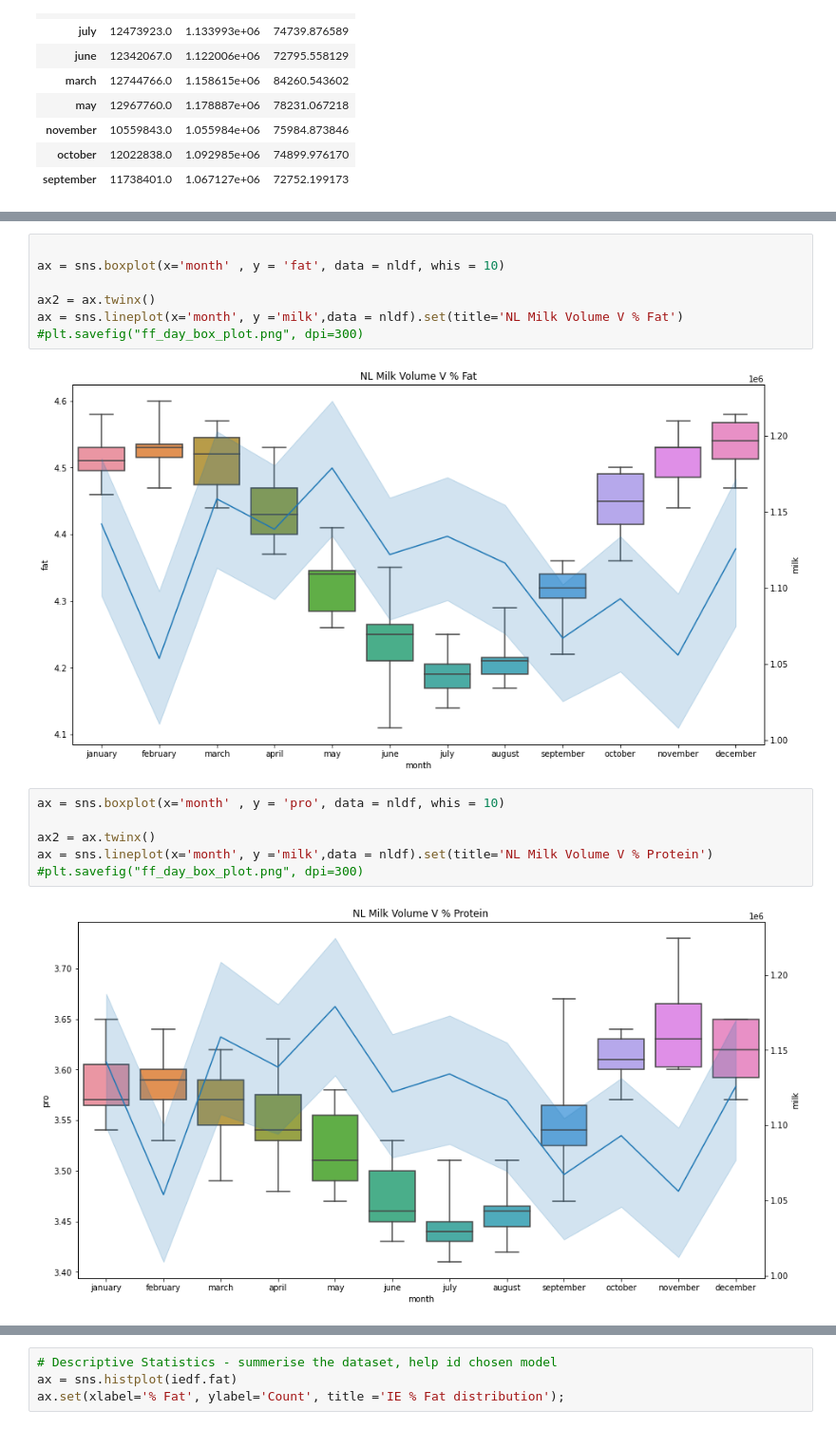
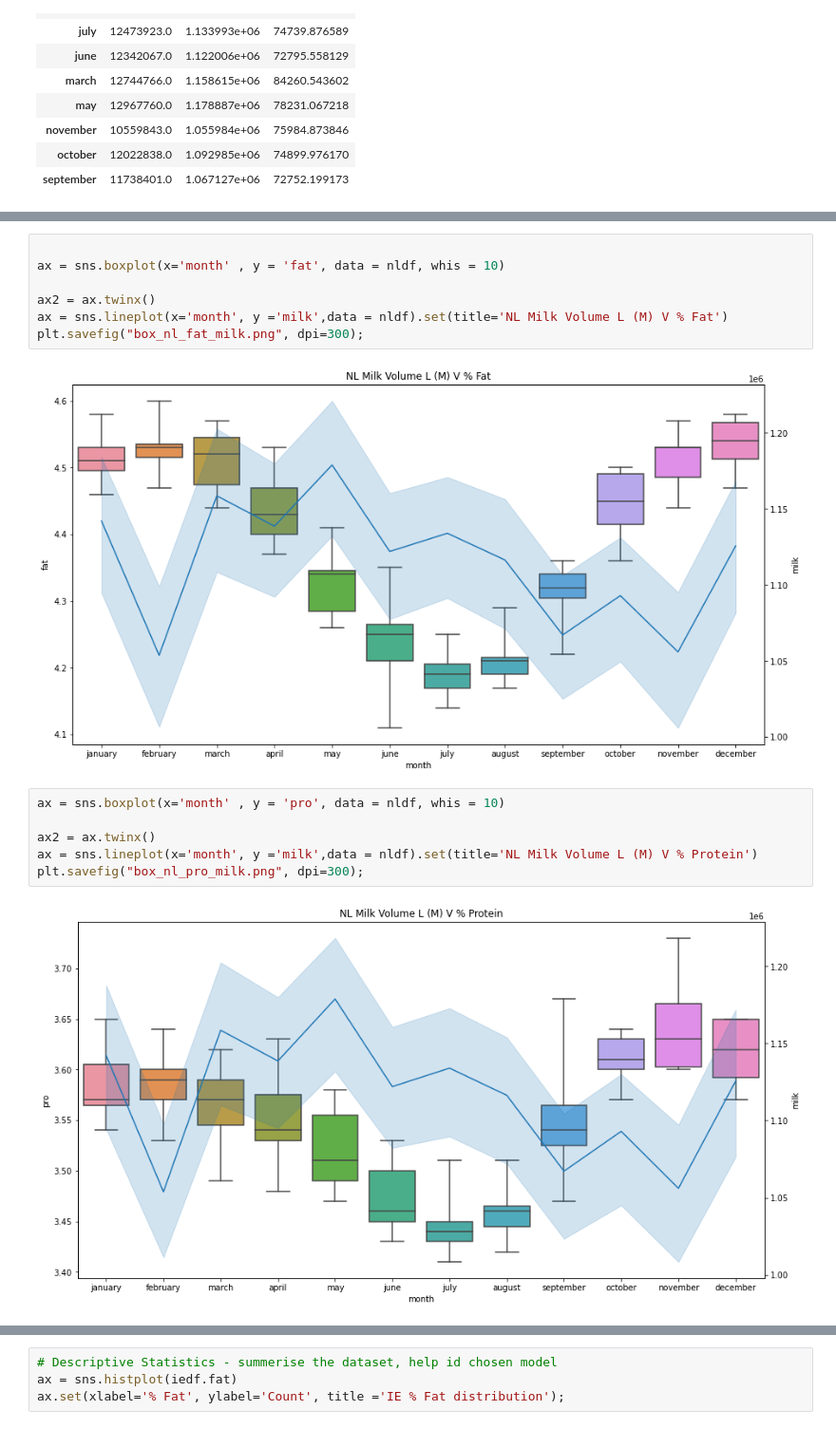
Before and after one commit to sba22169/MSC_DA_CA2, a Jupyter notebook: sba22169_ST_MSC_CA2.ipynb, the cells around one changed output, grey strips where cells are left out. Shown at 95% size. Cells and saved outputs as stored; diff of their text form.

Commit message:
Added plots
plots

```diff
--- a/sba22169_ST_MSC_CA2.ipynb
+++ b/sba22169_ST_MSC_CA2.ipynb
@@ -208,18 +208,18 @@ sns.lineplot(x='month', y ='milk',data = iedf).set(title='IE Milk Volume V % Fat
 ax = sns.boxplot(x='month' , y = 'fat', data = nldf, whis = 10)
 
 ax2 = ax.twinx()
-ax = sns.lineplot(x='month', y ='milk',data = nldf).set(title='NL Milk Volume V % Fat')
-#plt.savefig("ff_day_box_plot.png", dpi=300)
+ax = sns.lineplot(x='month', y ='milk',data = nldf).set(title='NL Milk Volume L (M) V % Fat')
+plt.savefig("box_nl_fat_milk.png", dpi=300);
 # %% [output]
-[figure, old version]
+[figure, new version]
 # %%
 ax = sns.boxplot(x='month' , y = 'pro', data = nldf, whis = 10)
 
 ax2 = ax.twinx()
-ax = sns.lineplot(x='month', y ='milk',data = nldf).set(title='NL Milk Volume V % Protein')
-#plt.savefig("ff_day_box_plot.png", dpi=300)
+ax = sns.lineplot(x='month', y ='milk',data = nldf).set(title='NL Milk Volume L (M) V % Protein')
+plt.savefig("box_nl_pro_milk.png", dpi=300);
 # %% [output]
-[figure, old version]
+[figure, new version]
 # %%
 ax = sns.boxplot(x='month' , y = 'pro', data = dkdf, whis = 10)
 
```
Also changed, not shown: parts of 4 cells of this notebook, 17 other files.
